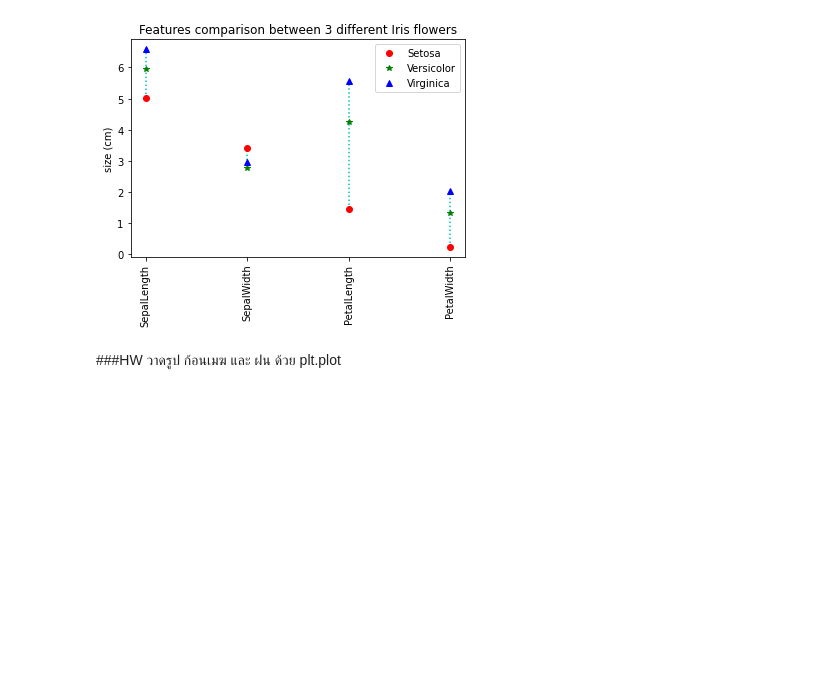
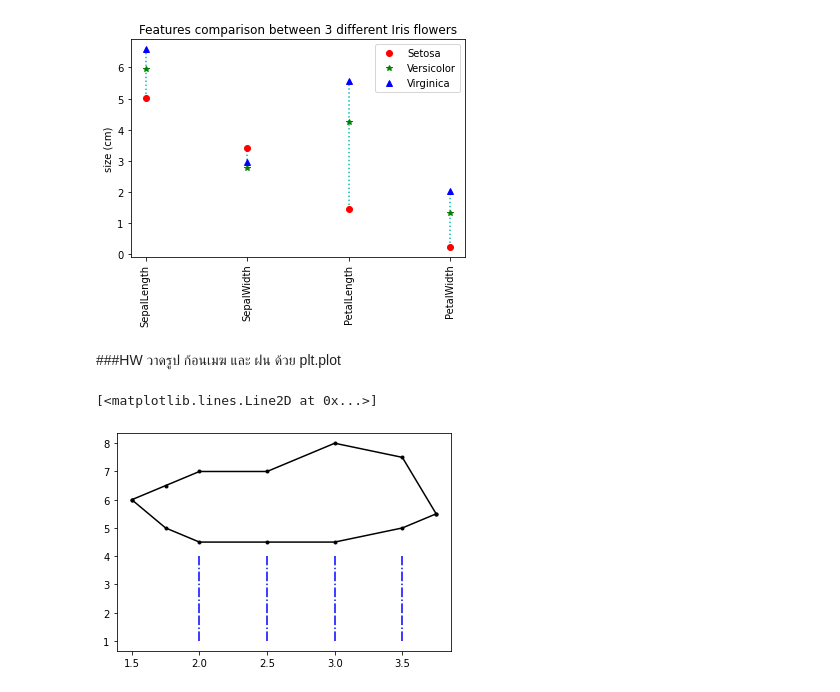
Before and after one commit to pondbaahh/data_viz_2022, a Jupyter notebook: DataViz04_Data_Comparison.ipynb, the cells around one changed output. Drawn from its saved outputs; the diff is of its cells as text; code cells hidden in the pictures; blank space fills up the shorter version.

```diff
--- a/DataViz04_Data_Comparison.ipynb
+++ b/DataViz04_Data_Comparison.ipynb
@@ -161,3 +161,19 @@ plt.ylabel('size (cm)');
 [figure]
 # %% [markdown]
 ###HW วาดรูป ก้อนเมฆ และ ฝน ด้วย plt.plot
+# %%
+# ฝน
+plt.plot([2,2],[1,2],'b-.')
+plt.plot([2,2],[2,4],'b-.')
+plt.plot([2.5,2.5],[1,2],'b-.')
+plt.plot([2.5,2.5],[2,4],'b-.')
+plt.plot([3,3],[1,2],'b-.')
+plt.plot([3,3],[2,4],'b-.')
+plt.plot([3.5,3.5],[1,2],'b-.')
+plt.plot([3.5,3.5],[2,4],'b-.')
+# ก้อนเมฆ
+plt.plot([1.5,1.75,2,2.5,3,3.5,3.75],[6,5,4.5,4.5,4.5,5,5.5],'k.-')
+plt.plot([1.5,1.75,2,2.5,3,3.5,3.75],[6,6.5,7,7,8,7.5,5.5],'k.-')
+# %% [output]
+[<matplotlib.lines.Line2D at 0x...>]
+[figure, added]
```
Also changed, not shown: parts of 10 cells of this notebook.
